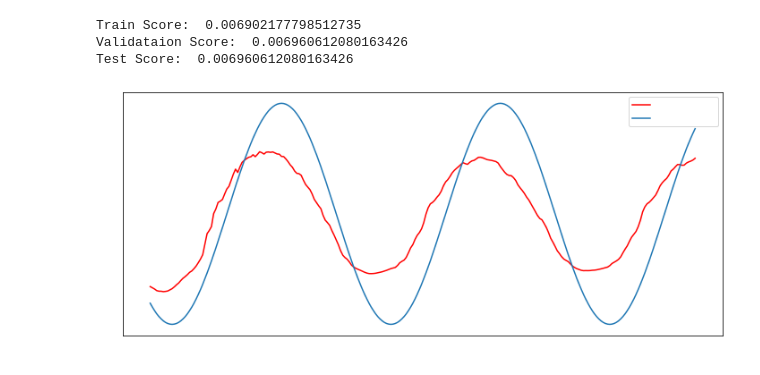
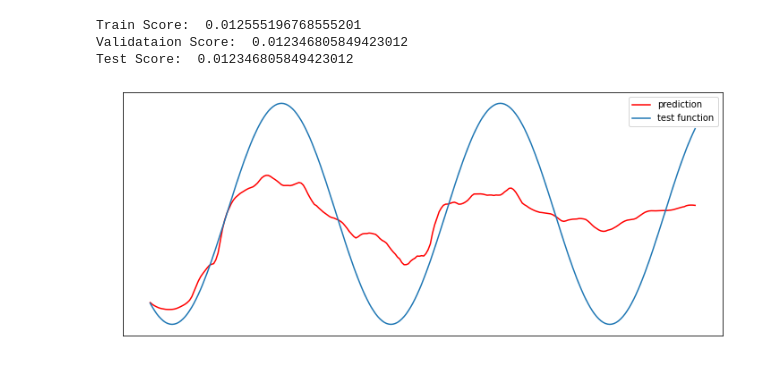
Before and after one commit to hwookim/keras-practice, a Jupyter notebook: 0420/time_series_numeric_prediction/multi_layer_perceptron.ipynb, the cells around one changed output. Saved outputs shown, nothing was run; the diff lists cells and outputs as text; code cells hidden in the pictures.

```diff
--- a/0420/time_series_numeric_prediction/multi_layer_perceptron.ipynb
+++ b/0420/time_series_numeric_prediction/multi_layer_perceptron.ipynb
@@ -71,11 +71,19 @@ Epoch 200/200
 # %%
 # 6. 모델 평가하기
 predictor.evaluate_model(model, x_train, y_train, x_val, y_val, x_test, y_test)
 
 # 7. 모델 사용하기
-predictor.use_model(model, x_test, y_test, batch_size=32)
+look_ahead = 250
+xhat = x_test[0, None]
+predictions = np.zeros((look_ahead,1))
+for i in range(look_ahead):
+    prediction = model.predict(xhat, batch_size=32)
+    predictions[i] = prediction
+    xhat = np.hstack([xhat[:,1:],prediction])
+
+predictor.print_used_model(y_test, look_ahead, predictions)
 # %% [output]
-Train Score:  0.006902177798512735
-Validataion Score:  0.006960612080163426
-Test Score:  0.006960612080163426
+Train Score:  0.012555196768555201
+Validataion Score:  0.012346805849423012
+Test Score:  0.012346805849423012
-[figure, old version]
+[figure, new version]
```
Also changed, not shown: parts of 1 cell of this notebook, 2 other files.
